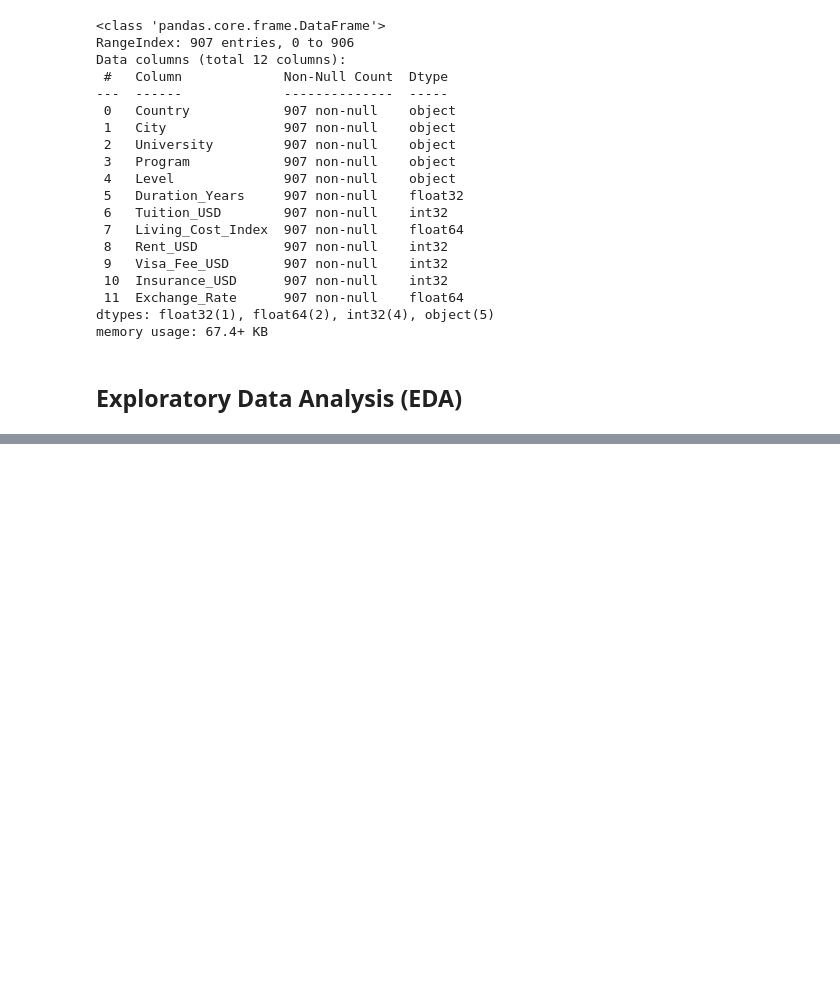
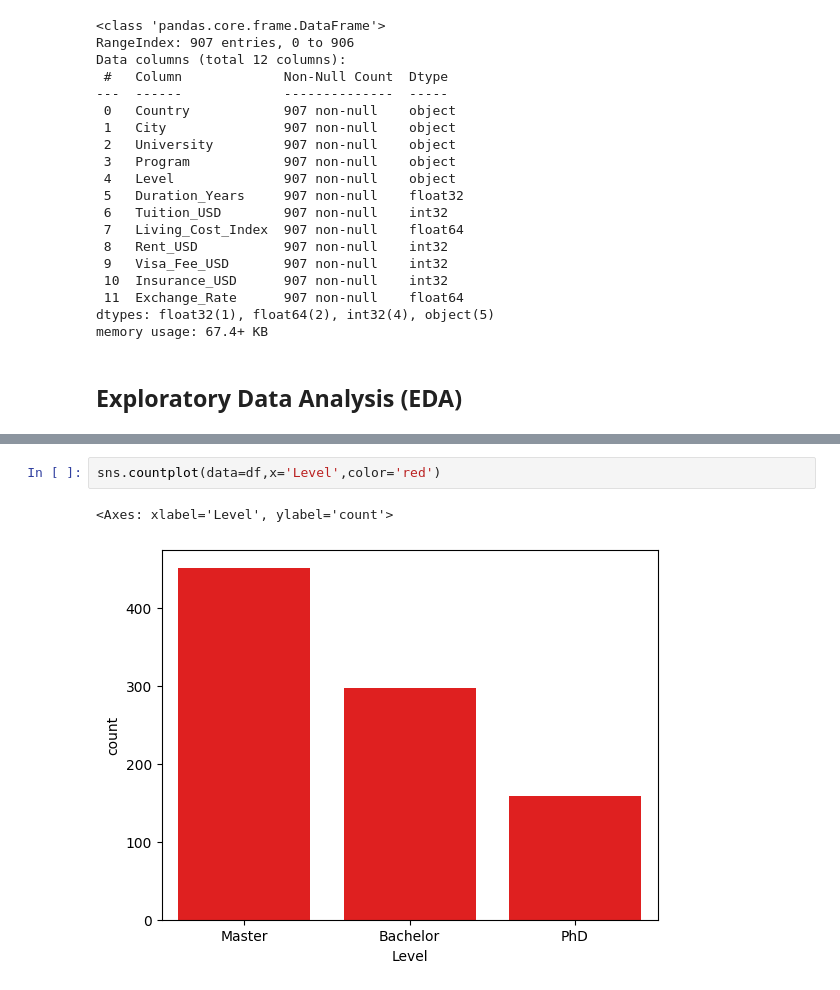
Before and after one commit to Ojasvi-19/Machine-Learning-Project-1, a Jupyter notebook: IEC_ML_Project.ipynb, the cells around one changed output, grey strips where cells are left out. Saved outputs shown, nothing was run; the diff lists cells and outputs as text; blank space fills up the shorter version.

```diff
--- a/IEC_ML_Project.ipynb
+++ b/IEC_ML_Project.ipynb
@@ -325,0 +359,5 @@ memory usage: 67.4+ KB
+# %%
+sns.countplot(data=df,x='Level',color='red')
+# %% [output]
+<Axes: xlabel='Level', ylabel='count'>
+[figure, added]
```
Also changed, not shown: parts of 35 cells of this notebook.
